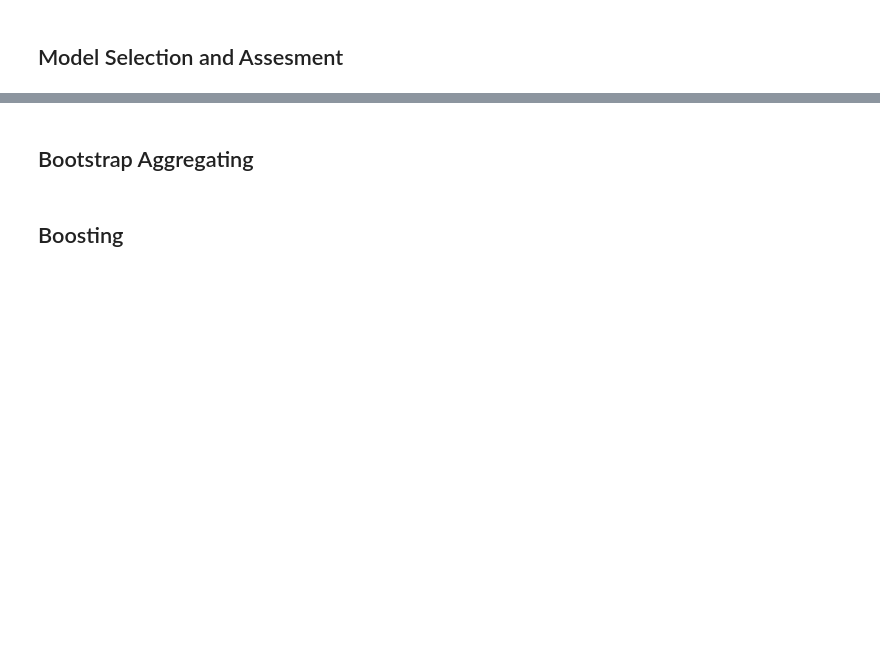
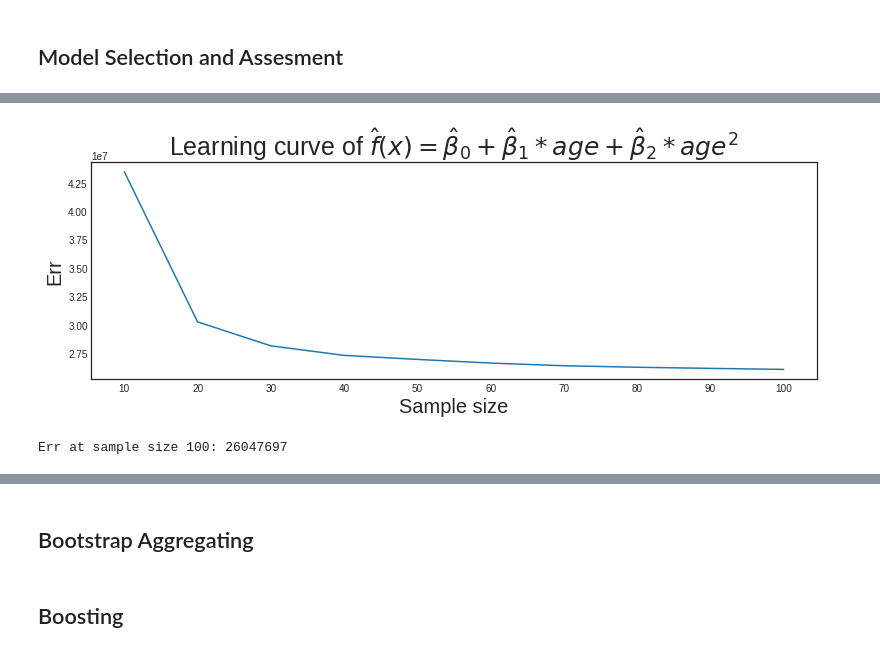
Before and after one commit to armoutihansen/EEMP2019, a Jupyter notebook: content/part-5/sl2.ipynb, the cells around one changed output, grey strips where cells are left out. Saved outputs shown, nothing was run; the diff lists cells and outputs as text; code cells hidden in the pictures; blank space fills up the shorter version.

```diff
--- a/content/part-5/sl2.ipynb
+++ b/content/part-5/sl2.ipynb
@@ -593,0 +737,35 @@ y_score = clf.score(test_X, test_y)
+# %%
+# Code that generates learning curve
+import matplotlib.pyplot as plt
+import numpy as np
+import pandas as pd
+from sklearn.linear_model import LinearRegression
+from sklearn.model_selection import train_test_split
+from sklearn.metrics import mean_squared_error as MSE
+
+path_to_data = 'https://raw.githubusercontent.com/jeshan49/EEMP2019/master/content/part-5/part-5-1/income.csv'
+df = pd.read_csv(path_to_data)
+df['age_sq'] = df['age']**2
+
+sample_fraction = np.linspace(0.001, 0.01, 10)
+mses = []
+for sample in sample_fraction:
+    temp_mses = []
+    for i in range(1000):
+        X, _, y, _ = train_test_split(df[['age', 'age_sq']], df['income'], train_size=sample)
+        reg = LinearRegression().fit(X,y)
+        y_pred = reg.predict(df[['age', 'age_sq']])
+        temp_mses.append(MSE(y_pred,df['income']))
+    mses.append(np.mean(temp_mses))
+
+plt.figure(figsize=(13,4))
+plt.plot(sample_fraction*len(df['income']), mses)
+plt.xlabel('Sample size')
+plt.xticks(sample_fraction*len(df['income']))
+plt.ylabel('Err')
+plt.title(r'Learning curve of $\hat{f}(x)=\hat{\beta}_0 + \hat{\beta}_1 * age + \hat{\beta}_2 * age^2$')
+plt.show();
+print('Err at sample size 100:', int(mses[-1]))
+# %% [output]
+[figure, added]
+Err at sample size 100: 26047697
```
Also changed, not shown: parts of 50 cells of this notebook.
